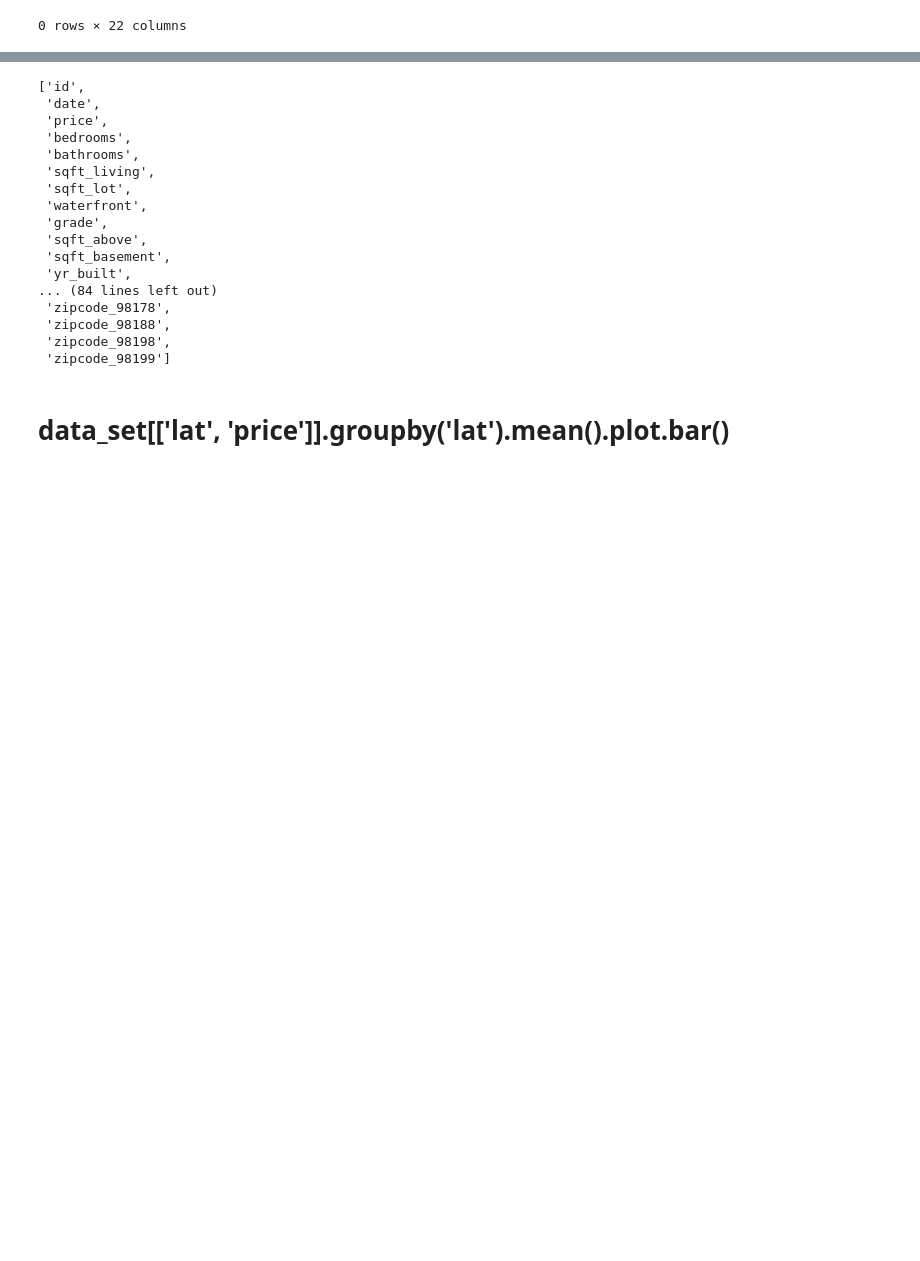
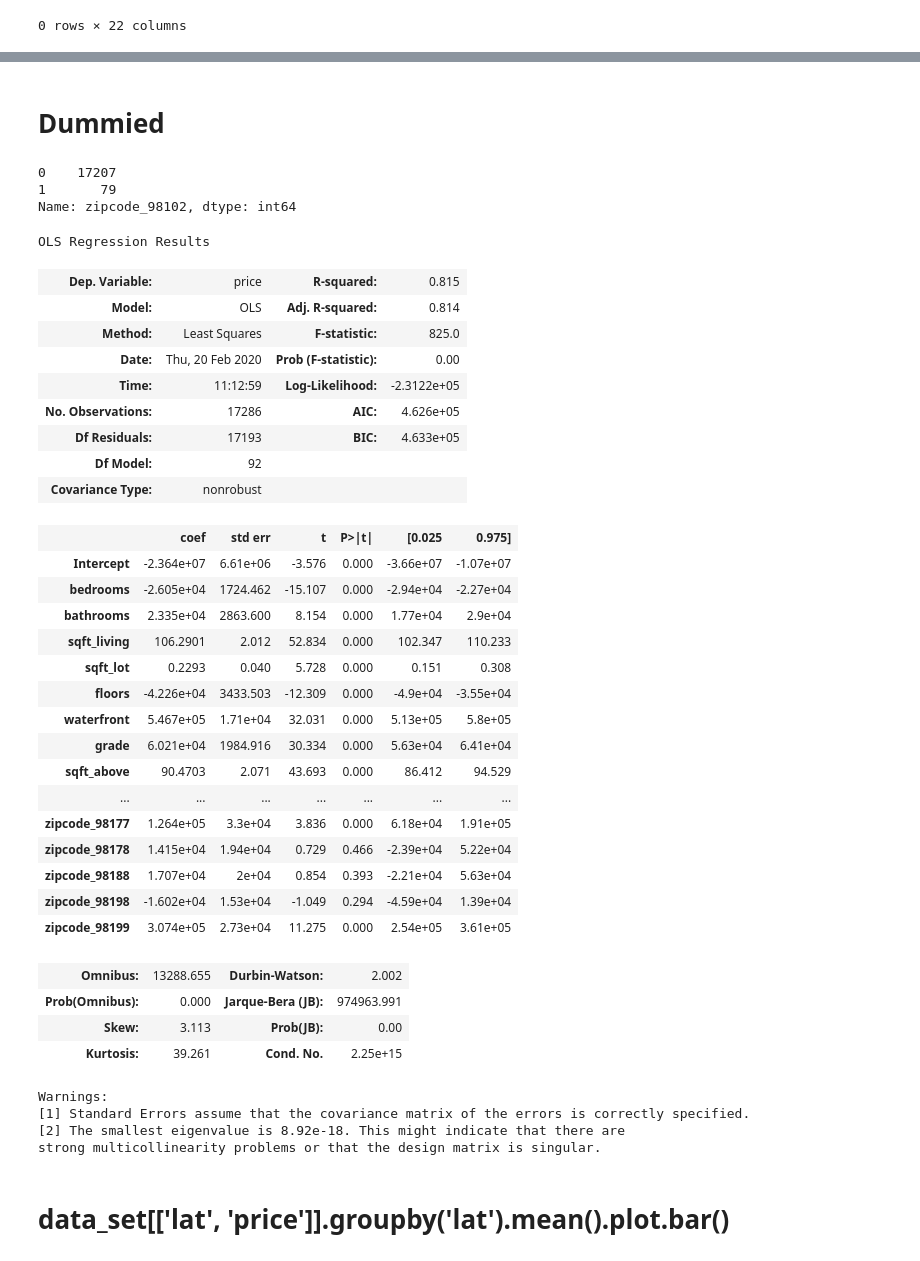
Before and after one commit to GL7526/nyc-mhtn-ds-010620-lectures, a Jupyter notebook: week-6/KC_house_data/KC_Housing_Manipulating.ipynb, the cells around one changed output, grey strips where cells are left out. Saved outputs shown, nothing was run; the diff lists cells and outputs as text; code cells hidden in the pictures; blank space fills up the shorter version.

```diff
--- a/week-6/KC_house_data/KC_Housing_Manipulating.ipynb
+++ b/week-6/KC_house_data/KC_Housing_Manipulating.ipynb
@@ -333,5 +335,5 @@ data_set.iloc[remove_bedroom]
 # %%
-categorical = ['floors', 'view', 'condition', 'zipcode']
+categorical = ['view', 'condition', 'zipcode']
 dummies1 = pd.get_dummies(data_set, prefix = categorical, columns = categorical, drop_first = True)
 len(dummies1.columns), list(dummies1.columns);
 # find contin vars & ones that need log/transf out of those
@@ -339,27 +351,52 @@ len(dummies1.columns), list(dummies1.columns);
+# %% [markdown]
+# Dummied
+# %%
+dummies1['zipcode_98102'].value_counts()
+# %% [output]
+0    17207
+1       79
+Name: zipcode_98102, dtype: int64
 # %%
 predict_this = 'price'
 all_cols = list(dummies1.columns)
 all_cols.remove('id')
 all_cols.remove('date')
-all_cols.remove('b')
-# ind_vars = '+'.join(all_cols)
-# ind_vars
-# ols(formula = predict_this+'~'+ind_vars, data = data_set).fit().summary()
+all_cols.remove('price')
+ind_vars = '+'.join(all_cols)
+ind_vars
+ols(formula = predict_this+'~'+ind_vars, data = dummies1).fit().summary()
 # %% [output]
-['id',
- 'date',
- 'price',
- 'bedrooms',
- 'bathrooms',
- 'sqft_living',
- 'sqft_lot',
- 'waterfront',
- 'grade',
- 'sqft_above',
- 'sqft_basement',
- 'yr_built',
-... (84 lines left out)
- 'zipcode_98178',
- 'zipcode_98188',
- 'zipcode_98198',
- 'zipcode_98199']
+OLS Regression Results
+| Dep. Variable: | price | R-squared: | 0.815 |
+| Model: | OLS | Adj. R-squared: | 0.814 |
+| Method: | Least Squares | F-statistic: | 825.0 |
+| Date: | Thu, 20 Feb 2020 | Prob (F-statistic): | 0.00 |
+| Time: | 11:12:59 | Log-Likelihood: | -2.3122e+05 |
+| No. Observations: | 17286 | AIC: | 4.626e+05 |
+| Df Residuals: | 17193 | BIC: | 4.633e+05 |
+| Df Model: | 92 |  |  |
+| Covariance Type: | nonrobust |  |  |
+|  | coef | std err | t | P>|t| | [0.025 | 0.975] |
+| Intercept | -2.364e+07 | 6.61e+06 | -3.576 | 0.000 | -3.66e+07 | -1.07e+07 |
+| bedrooms | -2.605e+04 | 1724.462 | -15.107 | 0.000 | -2.94e+04 | -2.27e+04 |
+| bathrooms | 2.335e+04 | 2863.600 | 8.154 | 0.000 | 1.77e+04 | 2.9e+04 |
+| sqft_living | 106.2901 | 2.012 | 52.834 | 0.000 | 102.347 | 110.233 |
+| sqft_lot | 0.2293 | 0.040 | 5.728 | 0.000 | 0.151 | 0.308 |
+| floors | -4.226e+04 | 3433.503 | -12.309 | 0.000 | -4.9e+04 | -3.55e+04 |
+| waterfront | 5.467e+05 | 1.71e+04 | 32.031 | 0.000 | 5.13e+05 | 5.8e+05 |
+| grade | 6.021e+04 | 1984.916 | 30.334 | 0.000 | 5.63e+04 | 6.41e+04 |
+| sqft_above | 90.4703 | 2.071 | 43.693 | 0.000 | 86.412 | 94.529 |
+| ... | ... | ... | ... | ... | ... | ... |
+| zipcode_98177 | 1.264e+05 | 3.3e+04 | 3.836 | 0.000 | 6.18e+04 | 1.91e+05 |
+| zipcode_98178 | 1.415e+04 | 1.94e+04 | 0.729 | 0.466 | -2.39e+04 | 5.22e+04 |
+| zipcode_98188 | 1.707e+04 | 2e+04 | 0.854 | 0.393 | -2.21e+04 | 5.63e+04 |
+| zipcode_98198 | -1.602e+04 | 1.53e+04 | -1.049 | 0.294 | -4.59e+04 | 1.39e+04 |
+| zipcode_98199 | 3.074e+05 | 2.73e+04 | 11.275 | 0.000 | 2.54e+05 | 3.61e+05 |
+| Omnibus: | 13288.655 | Durbin-Watson: | 2.002 |
+| Prob(Omnibus): | 0.000 | Jarque-Bera (JB): | 974963.991 |
+| Skew: | 3.113 | Prob(JB): | 0.00 |
+| Kurtosis: | 39.261 | Cond. No. | 2.25e+15 |
+Warnings:
+[1] Standard Errors assume that the covariance matrix of the errors is correctly specified.
+[2] The smallest eigenvalue is 8.92e-18. This might indicate that there are
+strong multicollinearity problems or that the design matrix is singular.
```
Also changed, not shown: parts of 3 cells of this notebook.
